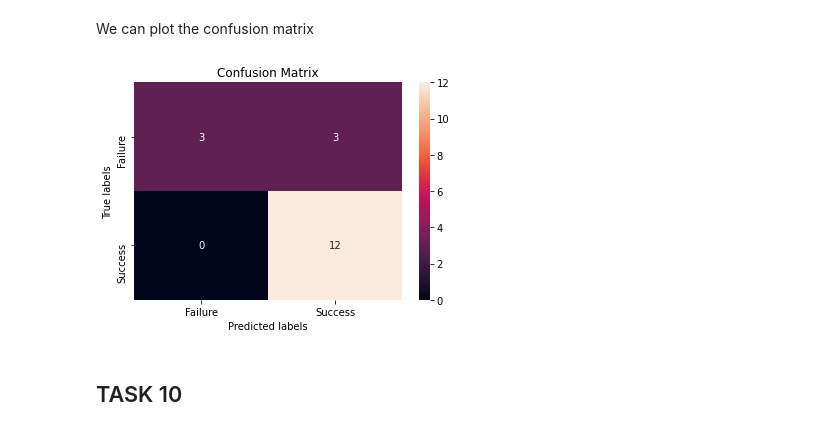
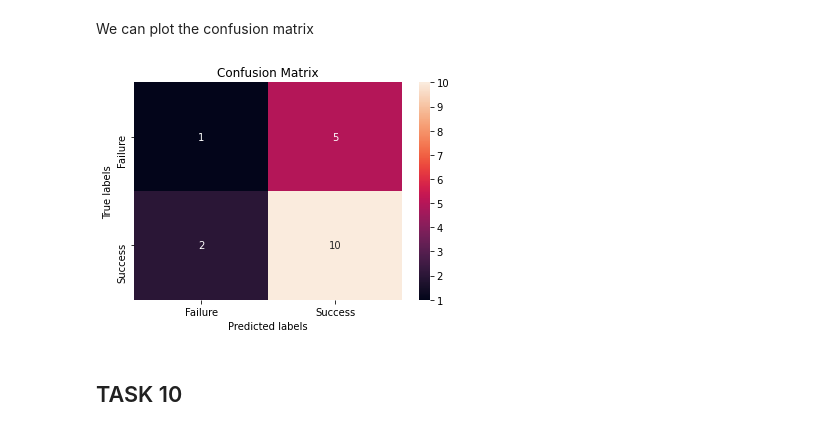
Before and after one commit to anarseyf/ibm-ds-spacex, a Jupyter notebook: notebooks/7-jupyter-labs-ml-prediction.ipynb, the cells around one changed output. Cells and saved outputs as stored; diff of their text form; code cells hidden in the pictures.

Commit message:
charts

```diff
--- a/notebooks/7-jupyter-labs-ml-prediction.ipynb
+++ b/notebooks/7-jupyter-labs-ml-prediction.ipynb
@@ -292,10 +292,10 @@ tree_score
 # %% [markdown]
 We can plot the confusion matrix
 # %%
-yhat_tree = svm_cv.predict(X_test)
+yhat_tree = tree_cv.predict(X_test)
 plot_confusion_matrix(Y_test,yhat_tree)
 # %% [output]
-[figure, old version]
+[figure, new version]
 # %% [markdown]
 ## TASK  10
 # %% [markdown]
```
Also changed, not shown: parts of 5 cells of this notebook, 1 other file.
